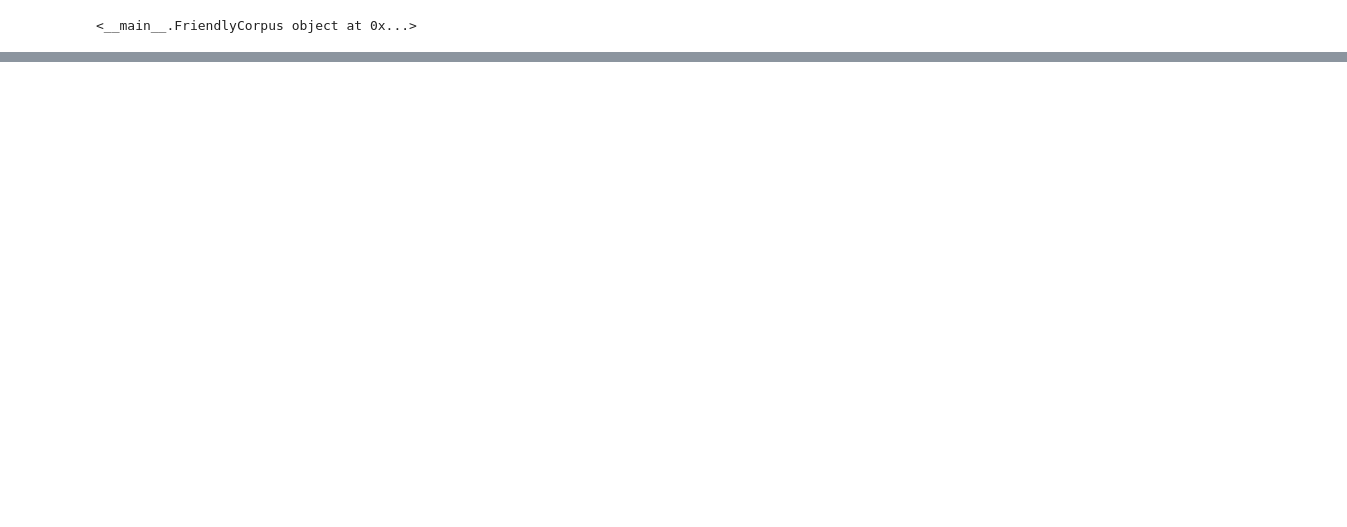
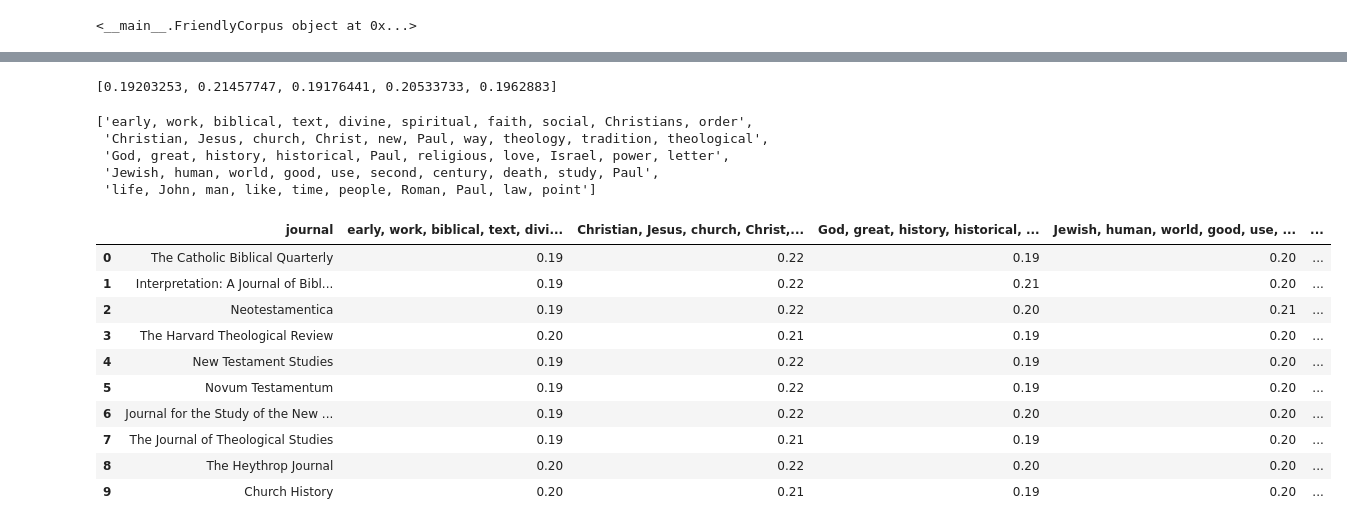
Before and after one commit to kasev/mops, a Jupyter notebook: scripts/lda_DEVELOPMENT.ipynb, the cells around one changed output, grey strips where cells are left out. Cells and saved outputs as stored; diff of their text form; code cells hidden in the pictures; blank space fills up the shorter version.

```diff
--- a/scripts/lda_DEVELOPMENT.ipynb
+++ b/scripts/lda_DEVELOPMENT.ipynb
@@ -115,0 +176,4 @@ lda.save("../data/large_files/lda_global_v1")
+# %%
+ids = jstor_df[jstor_df["isPartOf"]=="Journal of Biblical Literature"]["id"].tolist()
+corpus_friendly = FriendlyCorpus()
+bows = [doc for doc in corpus_friendly]
@@ -115,0 +219,53 @@ lda.save("../data/large_files/lda_global_v1")
+# %%
+means = []
+for n in range(ntopics):
+    means.append(np.mean([topics[n][1] for topics in bows_probs]))
+# %%
+means
+# %% [output]
+[0.19203253, 0.21457747, 0.19176441, 0.20533733, 0.1962883]
+# %%
+def get_subcorpus_topic_probs(subcorpus_bows):
+    bows_probs = [lda.get_document_topics(bow) for bow in subcorpus_bows]
+    means = []
+    for n in range(ntopics):
+        means.append(np.mean([topics[n][1] for topics in bows_probs]))
+    return means
+
+def topic_probs_from_ids_subset(ids):
+    corpus_friendly = FriendlyCorpus()
+    bows = [doc for doc in corpus_friendly]
+    means = get_subcorpus_topic_probs(bows)
+    return means
+# %%
+journals_means = []
+for journal in journals:
+    ids = jstor_df[jstor_df["isPartOf"]==journal]["id"].tolist()
+    means = topic_probs_from_ids_subset(ids)
+    journal_data = [journal]
+    journal_data.extend(means)
+    journals_means.append(journal_data)
+# %%
+[["topics (top 10 words)"] + topic_words_joined]
+# %% [output]
+['early, work, biblical, text, divine, spiritual, faith, social, Christians, order',
+ 'Christian, Jesus, church, Christ, new, Paul, way, theology, tradition, theological',
+ 'God, great, history, historical, Paul, religious, love, Israel, power, letter',
+ 'Jewish, human, world, good, use, second, century, death, study, Paul',
+ 'life, John, man, like, time, people, Roman, Paul, law, point']
+# %%
+journals_means_df = pd.DataFrame(journals_means, columns=["journal"] + topic_words_joined)
+journals_means_df = journals_means_df.round(2)
+journals_means_df
+# %% [output]
+|  | journal | early, work, biblical, text, divi... | Christian, Jesus, church, Christ,... | God, great, history, historical, ... | Jewish, human, world, good, use, ... | ... |
+| 0 | The Catholic Biblical Quarterly | 0.19 | 0.22 | 0.19 | 0.20 | ... |
+| 1 | Interpretation: A Journal of Bibl... | 0.19 | 0.22 | 0.21 | 0.20 | ... |
+| 2 | Neotestamentica | 0.19 | 0.22 | 0.20 | 0.21 | ... |
+| 3 | The Harvard Theological Review | 0.20 | 0.21 | 0.19 | 0.20 | ... |
+| 4 | New Testament Studies | 0.19 | 0.22 | 0.19 | 0.20 | ... |
+| 5 | Novum Testamentum | 0.19 | 0.22 | 0.19 | 0.20 | ... |
+| 6 | Journal for the Study of the New ... | 0.19 | 0.22 | 0.20 | 0.20 | ... |
+| 7 | The Journal of Theological Studies | 0.19 | 0.21 | 0.19 | 0.20 | ... |
+| 8 | The Heythrop Journal | 0.20 | 0.22 | 0.20 | 0.20 | ... |
+| 9 | Church History | 0.20 | 0.21 | 0.19 | 0.20 | ... |
```
Also changed, not shown: parts of 25 cells of this notebook, 2 other files.
